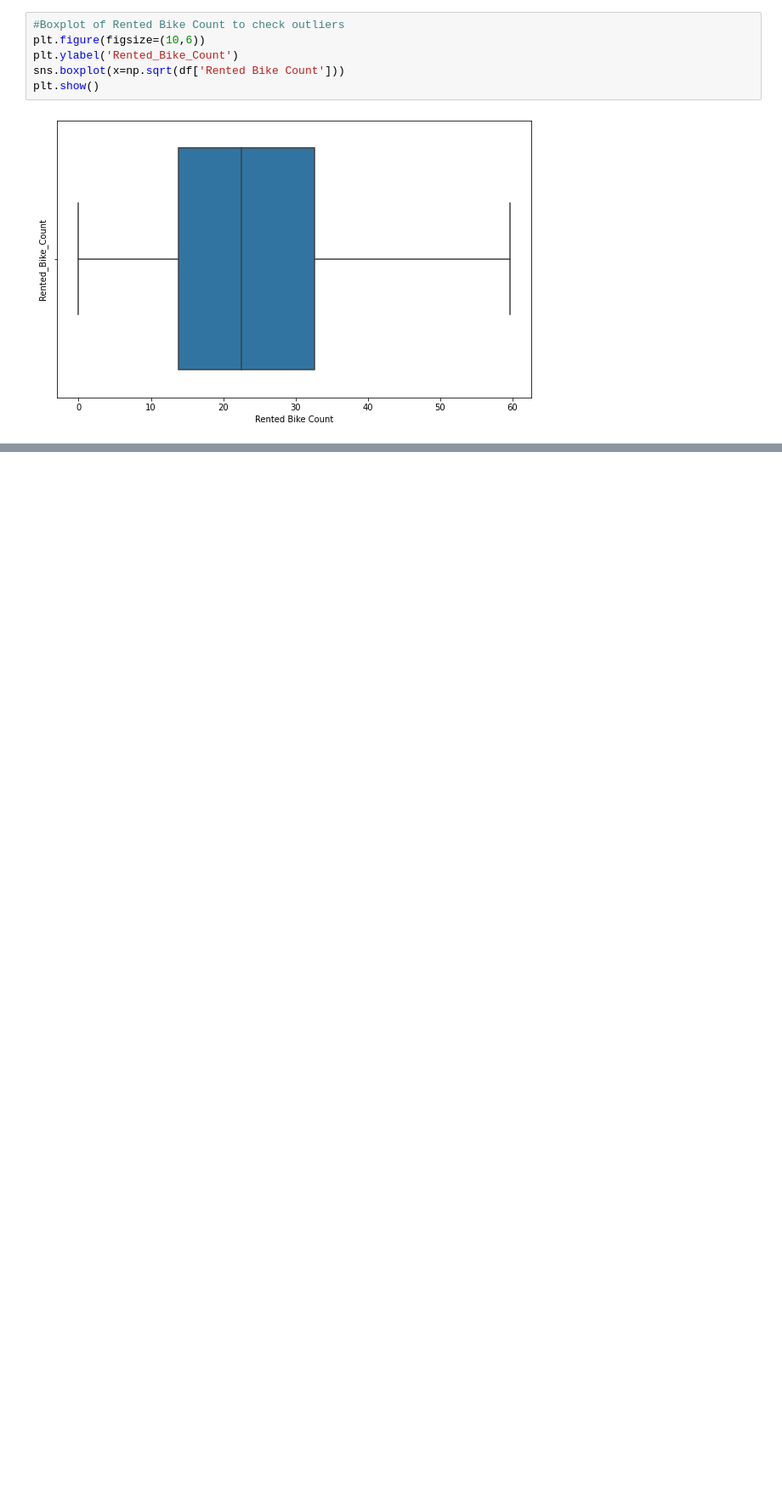
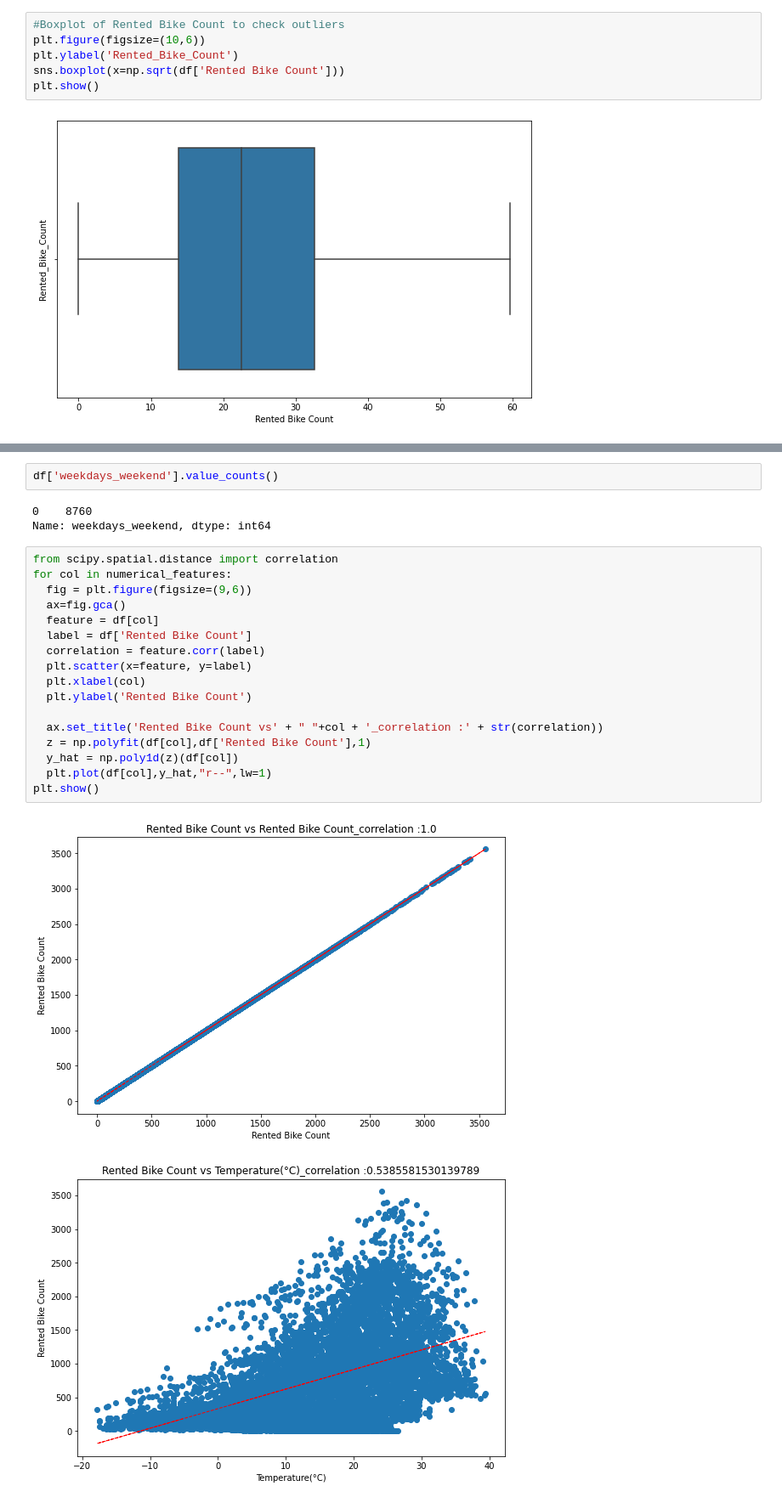
Before and after one commit to Pawan-kumar-Singh/Bike_Demand_Prediction, a Jupyter notebook: Bike_Sharing_Demand_Prediction_Capstone_Project.ipynb, the cells around one changed output, grey strips where cells are left out. Shown at 85% size. Cells and saved outputs as stored; diff of their text form; blank space fills up the shorter version.

```diff
--- a/Bike_Sharing_Demand_Prediction_Capstone_Project.ipynb
+++ b/Bike_Sharing_Demand_Prediction_Capstone_Project.ipynb
@@ -259,0 +307,25 @@ plt.show()
+# %%
+df['weekdays_weekend'].value_counts()
+# %% [output]
+0    8760
+Name: weekdays_weekend, dtype: int64
+# %%
+from scipy.spatial.distance import correlation
+for col in numerical_features:
+  fig = plt.figure(figsize=(9,6))
+  ax=fig.gca()
+  feature = df[col]
+  label = df['Rented Bike Count']
+  correlation = feature.corr(label)
+  plt.scatter(x=feature, y=label)
+  plt.xlabel(col)
+  plt.ylabel('Rented Bike Count')
+
+  ax.set_title('Rented Bike Count vs' + " "+col + '_correlation :' + str(correlation))
+  z = np.polyfit(df[col],df['Rented Bike Count'],1)
+  y_hat = np.poly1d(z)(df[col])
+  plt.plot(df[col],y_hat,"r--",lw=1)
+plt.show()
+# %% [output]
+[figure, added]
+[figure, added]
```
Also changed, not shown: parts of 19 cells of this notebook.
